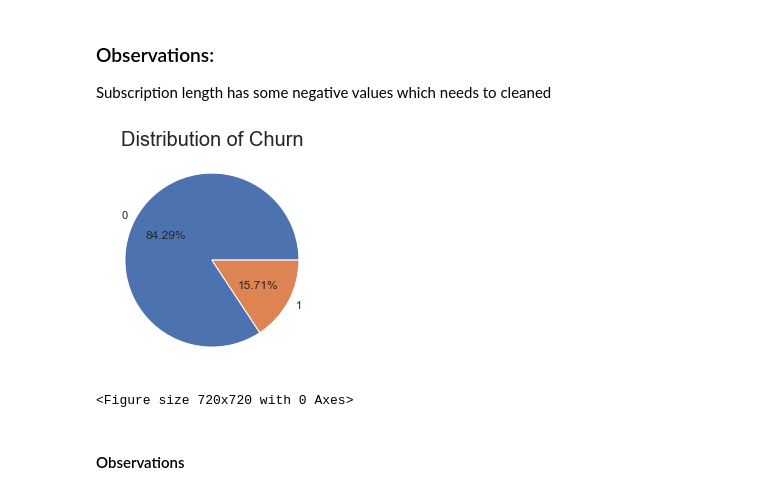
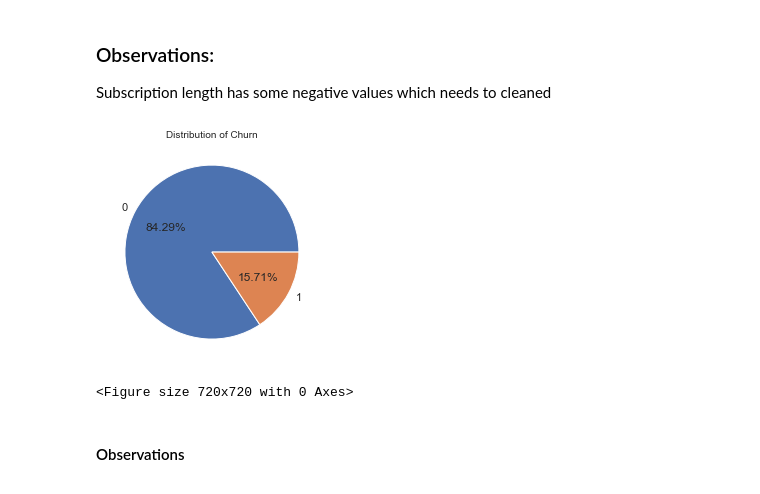
Before and after one commit to rohit-chandra/Customer_Churn_Analysis, a Jupyter notebook: data_visualization/DataVisualization_BeforeDataCleaning.ipynb, the cells around one changed output. Cells and saved outputs as stored; diff of their text form; code cells hidden in the pictures.

Commit message:
Visualization plots have added

```diff
--- a/data_visualization/DataVisualization_BeforeDataCleaning.ipynb
+++ b/data_visualization/DataVisualization_BeforeDataCleaning.ipynb
@@ -127,13 +132,13 @@ Subscription length has some negative values which needs to cleaned
 # %%
 # Churn distribution
 
 plt.pie(df.Churn.value_counts(), labels=df.Churn.unique(), autopct='%1.2f%%')
-plt.title('Distribution of Churn', fontsize = 20)
+plt.title('Distribution of Churn', fontsize = 10)
 plt.figure(figsize=(10,10))
 plt.savefig('./images/churn_distribution.png')
 plt.show()
 # %% [output]
-[figure, old version]
+[figure, new version]
 <Figure size 720x720 with 0 Axes>
 # %% [markdown]
 #### Observations
```
Also changed, not shown: parts of 7 cells of this notebook, 5 other files.
